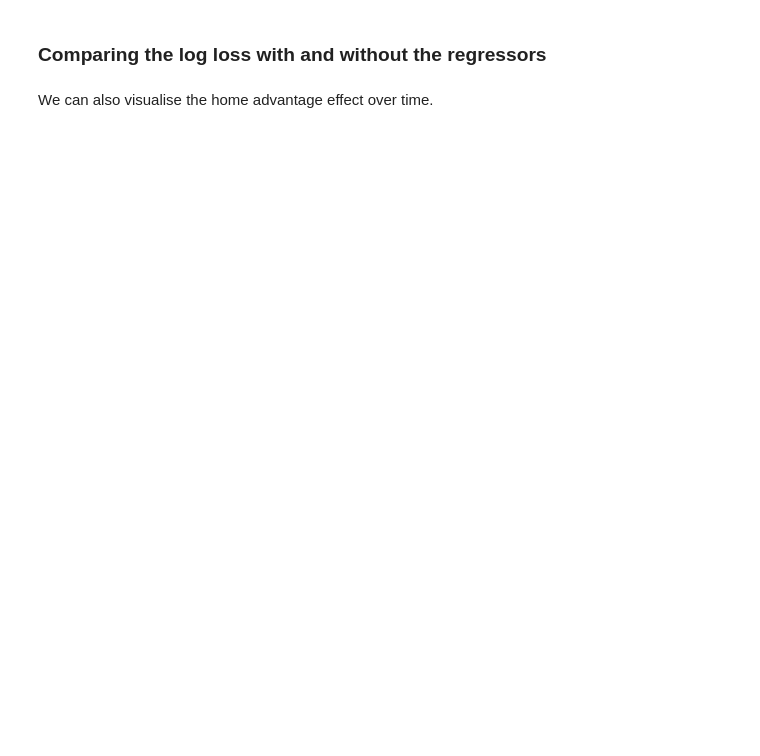
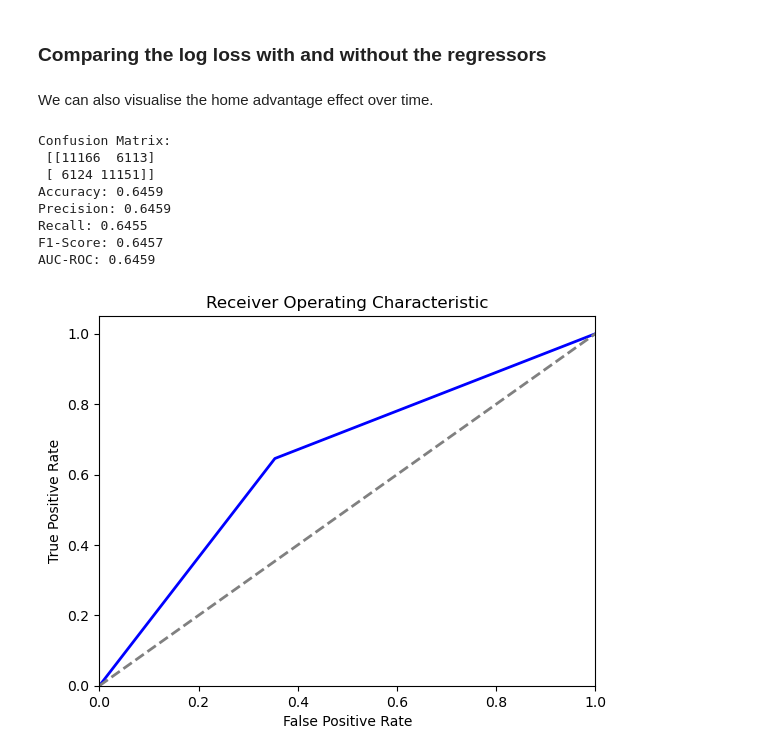
Before and after one commit to blam3/summer-2025-elo-for-nba, a Jupyter notebook: notebooks/10_elo_regression.ipynb, the cells around one changed output. Saved outputs shown, nothing was run; the diff lists cells and outputs as text; code cells hidden in the pictures; blank space fills up the shorter version.

```diff
--- a/notebooks/10_elo_regression.ipynb
+++ b/notebooks/10_elo_regression.ipynb
@@ -218,3 +191,15 @@ We can also visualise the home advantage effect over time.
 fig, ax = plt.subplots(figsize=(20, 8))
 elo_home.plot(['home'], ax=ax)
 plt.show()
+# %%
+evaluate_model(train_set['result'], y_val_pred.round())
+# %% [output]
+Confusion Matrix:
+ [[11166  6113]
+ [ 6124 11151]]
+Accuracy: 0.6459
+Precision: 0.6459
+Recall: 0.6455
+F1-Score: 0.6457
+AUC-ROC: 0.6459
+[figure, added]
```
Also changed, not shown: parts of 18 cells of this notebook, 4 other files.
